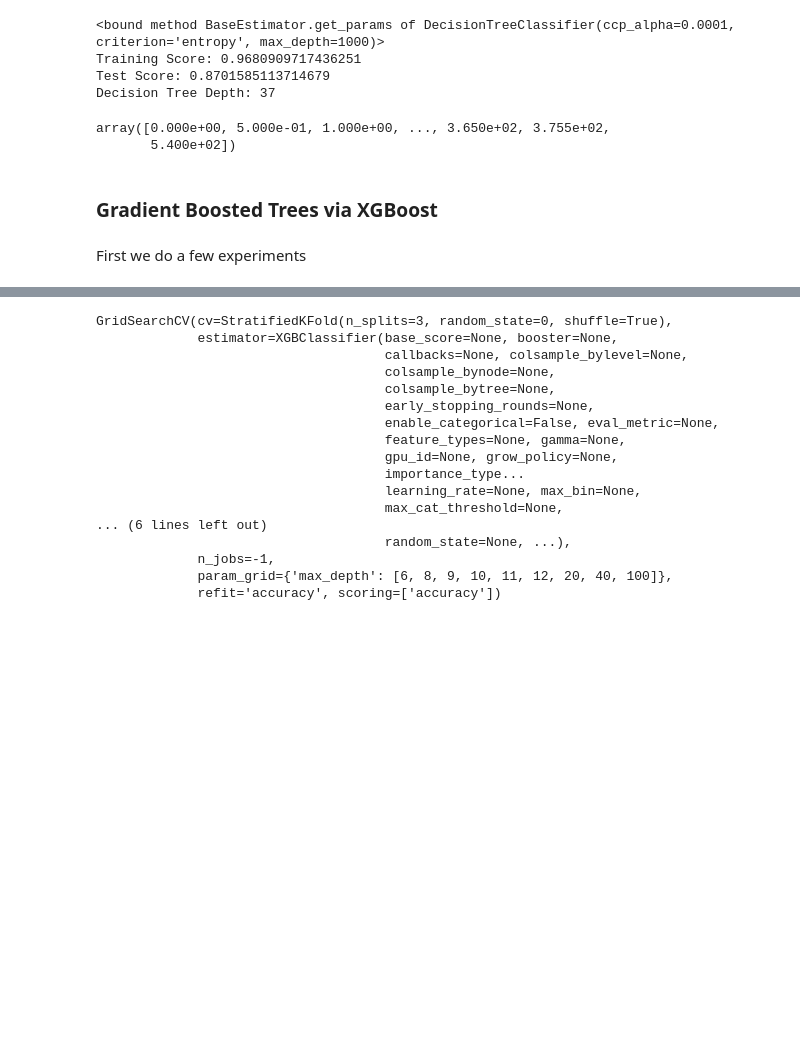
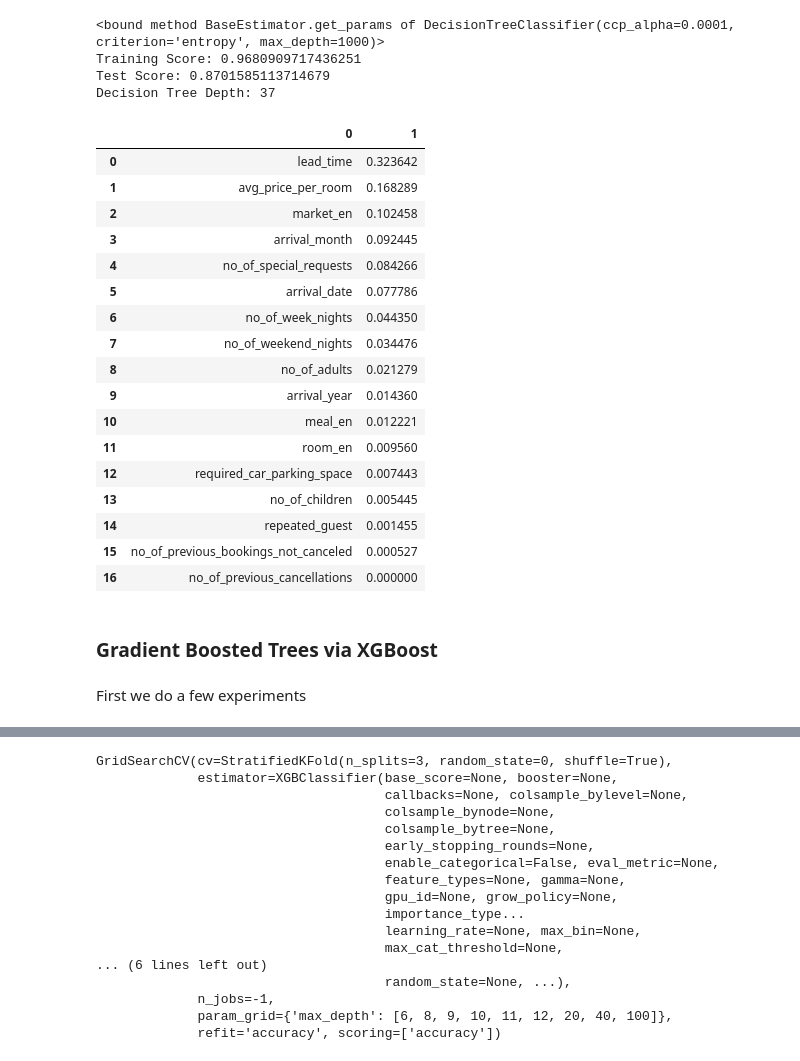
Before and after one commit to dkielty2/Hotel_Reservation_Tree_Models, a Jupyter notebook: hotel_cancellation_GBT.ipynb, the cells around one changed output, grey strips where cells are left out. Saved outputs shown, nothing was run; the diff lists cells and outputs as text; code cells hidden in the pictures; blank space fills up the shorter version.

```diff
--- a/hotel_cancellation_GBT.ipynb
+++ b/hotel_cancellation_GBT.ipynb
@@ -199,6 +204,6 @@ dtype: bool
 # %%
-date_df = df[['arrival_year','arrival_month','arrival_date']].rename(columns = {'arrival_year':'year','arrival_month':'month','arrival_date':'day'})
-df['time'] = pd.to_datetime(date_df, errors = 'coerce')
+#date_df = df[['arrival_year','arrival_month','arrival_date']].rename(columns = {'arrival_year':'year','arrival_month':'month','arrival_date':'day'})
+#df['time'] = pd.to_datetime(date_df, errors = 'coerce')
 # %%
 #data encoding
 str_cols = ['type_of_meal_plan', 'room_type_reserved', 'market_segment_type']
@@ -455,10 +465,30 @@ print('Decision Tree Depth: ' + str(dt_best.get_depth()))
 Training Score: 0.9680909717436251
 Test Score: 0.8701585113714679
 Decision Tree Depth: 37
-# %%
-np.sort(df['avg_price_per_room'].unique())
-# %% [output]
-array([0.000e+00, 5.000e-01, 1.000e+00, ..., 3.650e+02, 3.755e+02,
-       5.400e+02])
+# %%
+# Feature importance of the optimal model
+
+feat_imp_L = [[feats[i],dt_best.feature_importances_[i]] for i in range(len(feats))]
+feat_imp_df = pd.DataFrame(data = feat_imp_L).sort_values(ascending = False, by = 1).reset_index(drop = True)
+feat_imp_df
+# %% [output]
+|  | 0 | 1 |
+| 0 | lead_time | 0.323642 |
+| 1 | avg_price_per_room | 0.168289 |
+| 2 | market_en | 0.102458 |
+| 3 | arrival_month | 0.092445 |
+| 4 | no_of_special_requests | 0.084266 |
+| 5 | arrival_date | 0.077786 |
+| 6 | no_of_week_nights | 0.044350 |
+| 7 | no_of_weekend_nights | 0.034476 |
+| 8 | no_of_adults | 0.021279 |
+| 9 | arrival_year | 0.014360 |
+| 10 | meal_en | 0.012221 |
+| 11 | room_en | 0.009560 |
+| 12 | required_car_parking_space | 0.007443 |
+| 13 | no_of_children | 0.005445 |
+| 14 | repeated_guest | 0.001455 |
+| 15 | no_of_previous_bookings_not_canceled | 0.000527 |
+| 16 | no_of_previous_cancellations | 0.000000 |
 # %% [markdown]
 ### Gradient Boosted Trees via XGBoost
@@ -470,2 +494,0 @@ array([0.000e+00, 5.000e-01, 1.000e+00, ..., 3.650e+02, 3.755e+02,
-# %% [markdown]
-First we do a few experiments
@@ -472,3 +500,5 @@ First we do a few experiments
+# %% [markdown]
+First we do a few experiments
 # %%
 # make DMatrices
 dtrain = xgb.DMatrix(X_train, label = y_train, feature_names = feats)
```
Also changed, not shown: parts of 51 cells of this notebook.
